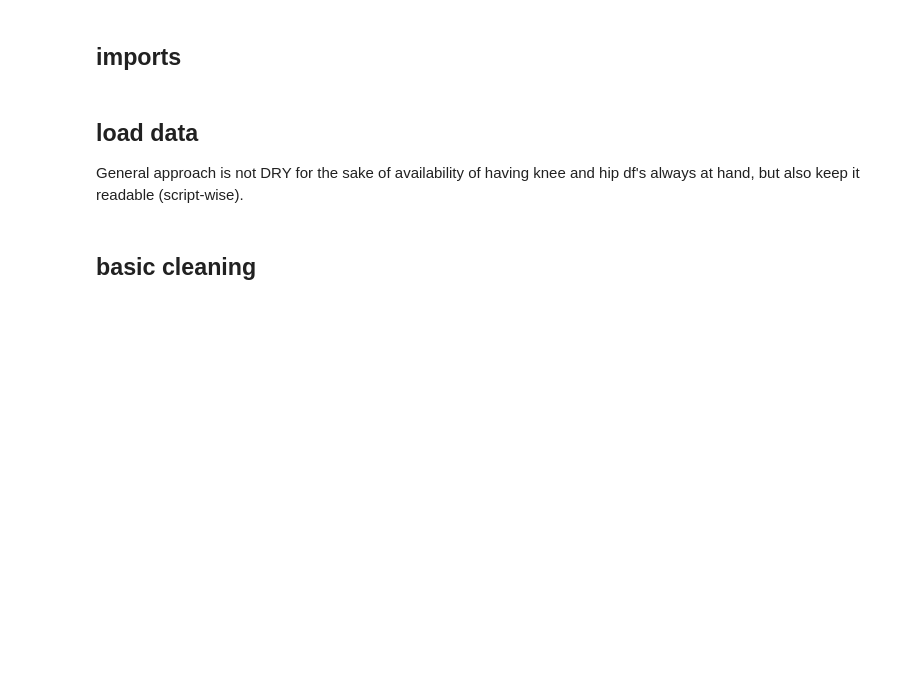
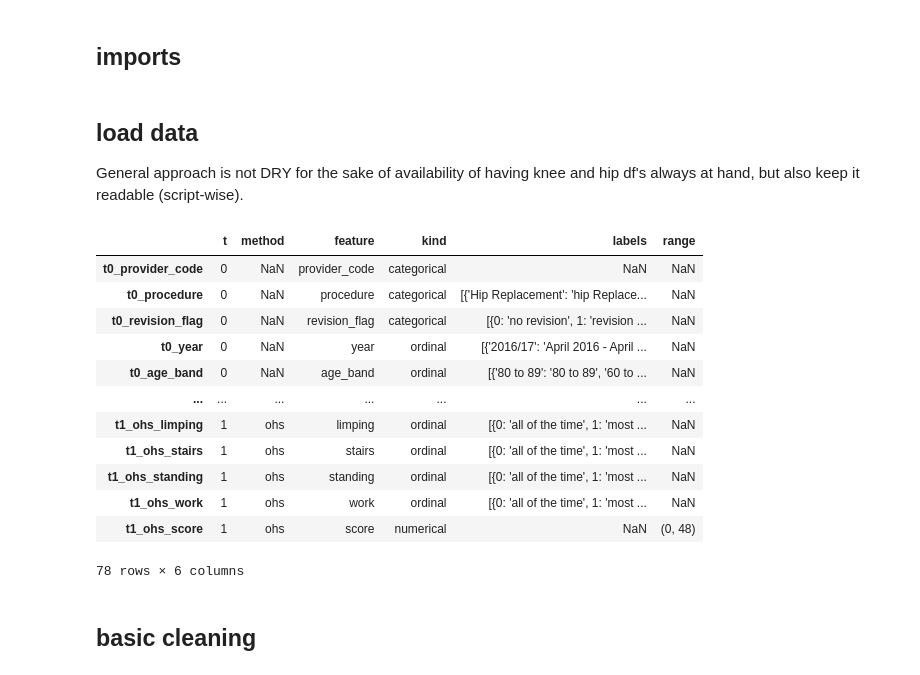
Before and after one commit to laurencefrank/NHS-PROMs, a Jupyter notebook: notebooks/Example_notebook_II.ipynb, the cells around one changed output. Saved outputs shown, nothing was run; the diff lists cells and outputs as text; code cells hidden in the pictures; blank space fills up the shorter version.

```diff
--- a/notebooks/Example_notebook_II.ipynb
+++ b/notebooks/Example_notebook_II.ipynb
@@ -20,6 +20,22 @@ df_hip_raw=load_proms(part="hip").rename(structure_name, axis=1)
 # get df with meta data for each
 df_knee_meta = get_meta(df_knee_raw.columns)
 df_hip_meta = get_meta(df_hip_raw.columns)
+# %%
+df_hip_meta.query("feature != 'predicted'")
+# %% [output]
+|  | t | method | feature | kind | labels | range |
+| t0_provider_code | 0 | NaN | provider_code | categorical | NaN | NaN |
+| t0_procedure | 0 | NaN | procedure | categorical | [{'Hip Replacement': 'hip Replace... | NaN |
+| t0_revision_flag | 0 | NaN | revision_flag | categorical | [{0: 'no revision', 1: 'revision ... | NaN |
+| t0_year | 0 | NaN | year | ordinal | [{'2016/17': 'April 2016 - April ... | NaN |
+| t0_age_band | 0 | NaN | age_band | ordinal | [{'80 to 89': '80 to 89', '60 to ... | NaN |
+| ... | ... | ... | ... | ... | ... | ... |
+| t1_ohs_limping | 1 | ohs | limping | ordinal | [{0: 'all of the time', 1: 'most ... | NaN |
+| t1_ohs_stairs | 1 | ohs | stairs | ordinal | [{0: 'all of the time', 1: 'most ... | NaN |
+| t1_ohs_standing | 1 | ohs | standing | ordinal | [{0: 'all of the time', 1: 'most ... | NaN |
+| t1_ohs_work | 1 | ohs | work | ordinal | [{0: 'all of the time', 1: 'most ... | NaN |
+| t1_ohs_score | 1 | ohs | score | numerical | NaN | (0, 48) |
+78 rows × 6 columns
 # %% [markdown]
 ## basic cleaning
 # %%
```
Also changed, not shown: 2 other files.
